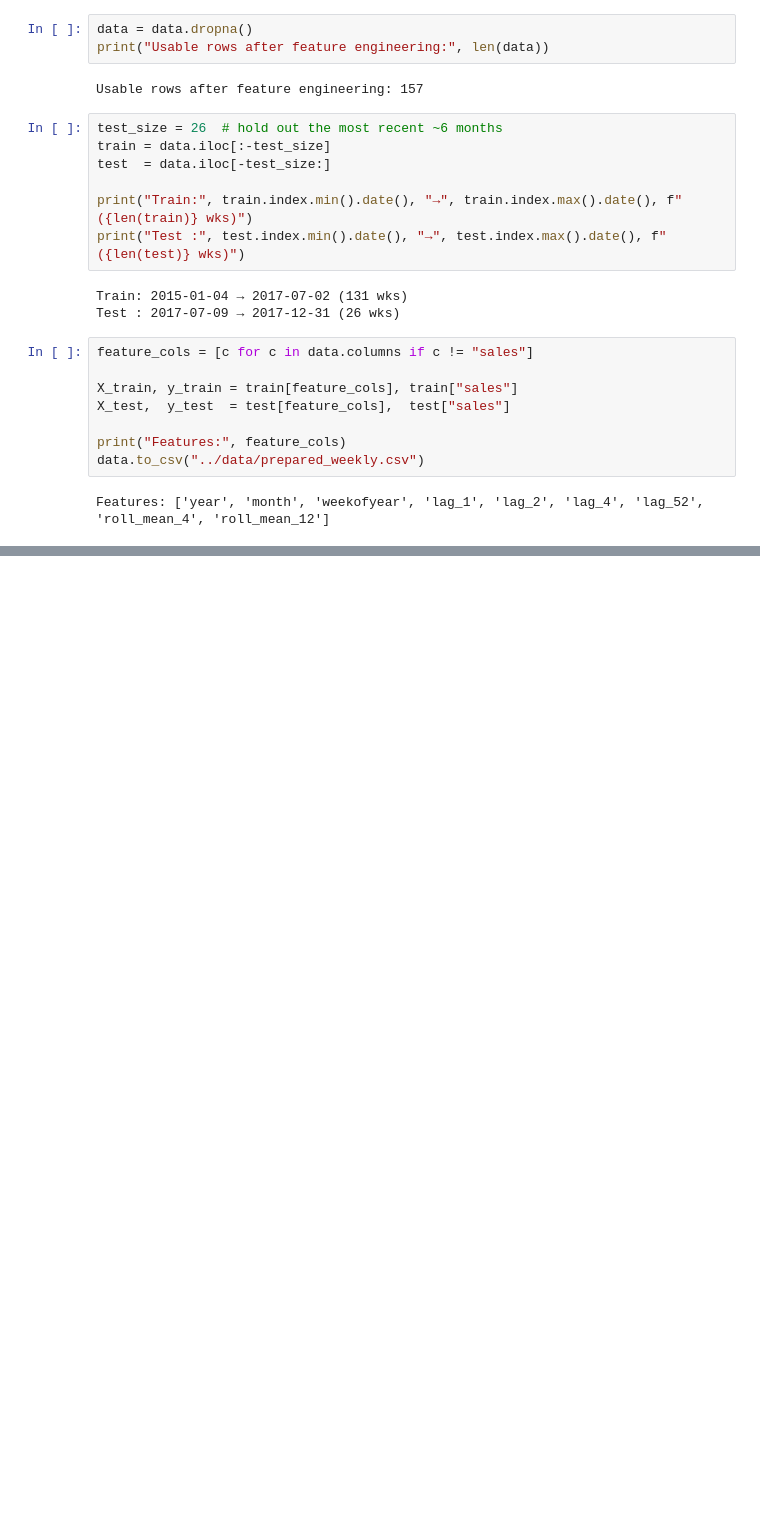
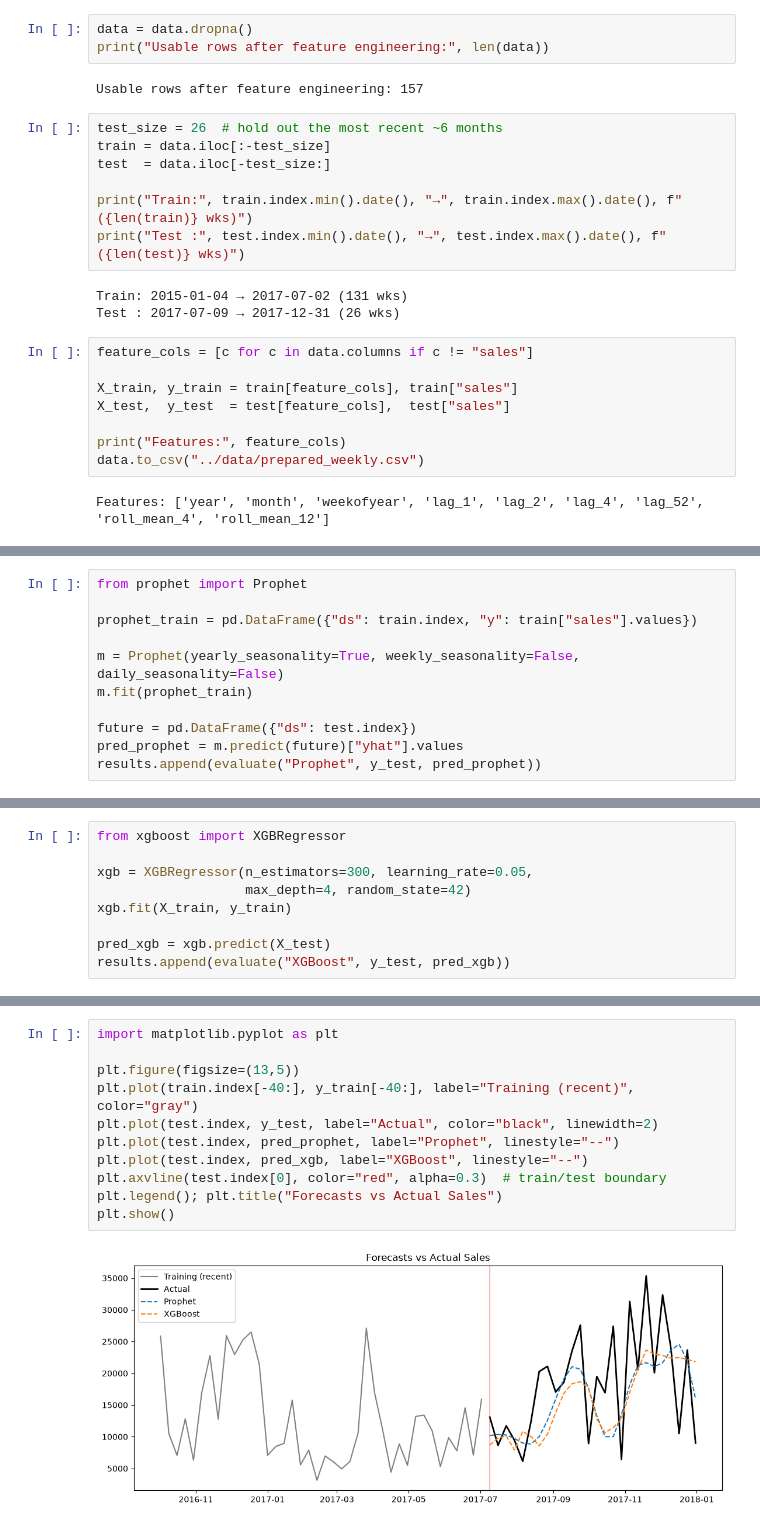
Before and after one commit to IssaWick/Sales-Forecast-Dashboard, a Jupyter notebook: notebooks/02_forecasting.ipynb, the cells around one changed output, grey strips where cells are left out. Drawn from its saved outputs; the diff is of its cells as text; blank space fills up the shorter version.

Commit message:
Add forecasting models, evaluation, and saved artifacts

```diff
--- a/notebooks/02_forecasting.ipynb
+++ b/notebooks/02_forecasting.ipynb
@@ -86,0 +103,11 @@ Features: ['year', 'month', 'weekofyear', 'lag_1', 'lag_2', 'lag_4', 'lag_52', '
+# %%
+from prophet import Prophet
+
+prophet_train = pd.DataFrame({"ds": train.index, "y": train["sales"].values})
+
+m = Prophet(yearly_seasonality=True, weekly_seasonality=False, daily_seasonality=False)
+m.fit(prophet_train)
+
+future = pd.DataFrame({"ds": test.index})
+pred_prophet = m.predict(future)["yhat"].values
+results.append(evaluate("Prophet", y_test, pred_prophet))
@@ -86,0 +118,9 @@ Features: ['year', 'month', 'weekofyear', 'lag_1', 'lag_2', 'lag_4', 'lag_52', '
+# %%
+from xgboost import XGBRegressor
+
+xgb = XGBRegressor(n_estimators=300, learning_rate=0.05,
+                   max_depth=4, random_state=42)
+xgb.fit(X_train, y_train)
+
+pred_xgb = xgb.predict(X_test)
+results.append(evaluate("XGBoost", y_test, pred_xgb))
@@ -86,0 +138,13 @@ Features: ['year', 'month', 'weekofyear', 'lag_1', 'lag_2', 'lag_4', 'lag_52', '
+# %%
+import matplotlib.pyplot as plt
+
+plt.figure(figsize=(13,5))
+plt.plot(train.index[-40:], y_train[-40:], label="Training (recent)", color="gray")
+plt.plot(test.index, y_test, label="Actual", color="black", linewidth=2)
+plt.plot(test.index, pred_prophet, label="Prophet", linestyle="--")
+plt.plot(test.index, pred_xgb, label="XGBoost", linestyle="--")
+plt.axvline(test.index[0], color="red", alpha=0.3)  # train/test boundary
+plt.legend(); plt.title("Forecasts vs Actual Sales")
+plt.show()
+# %% [output]
+[figure, added]
```
Also changed, not shown: parts of 6 cells of this notebook, 3 other files.
